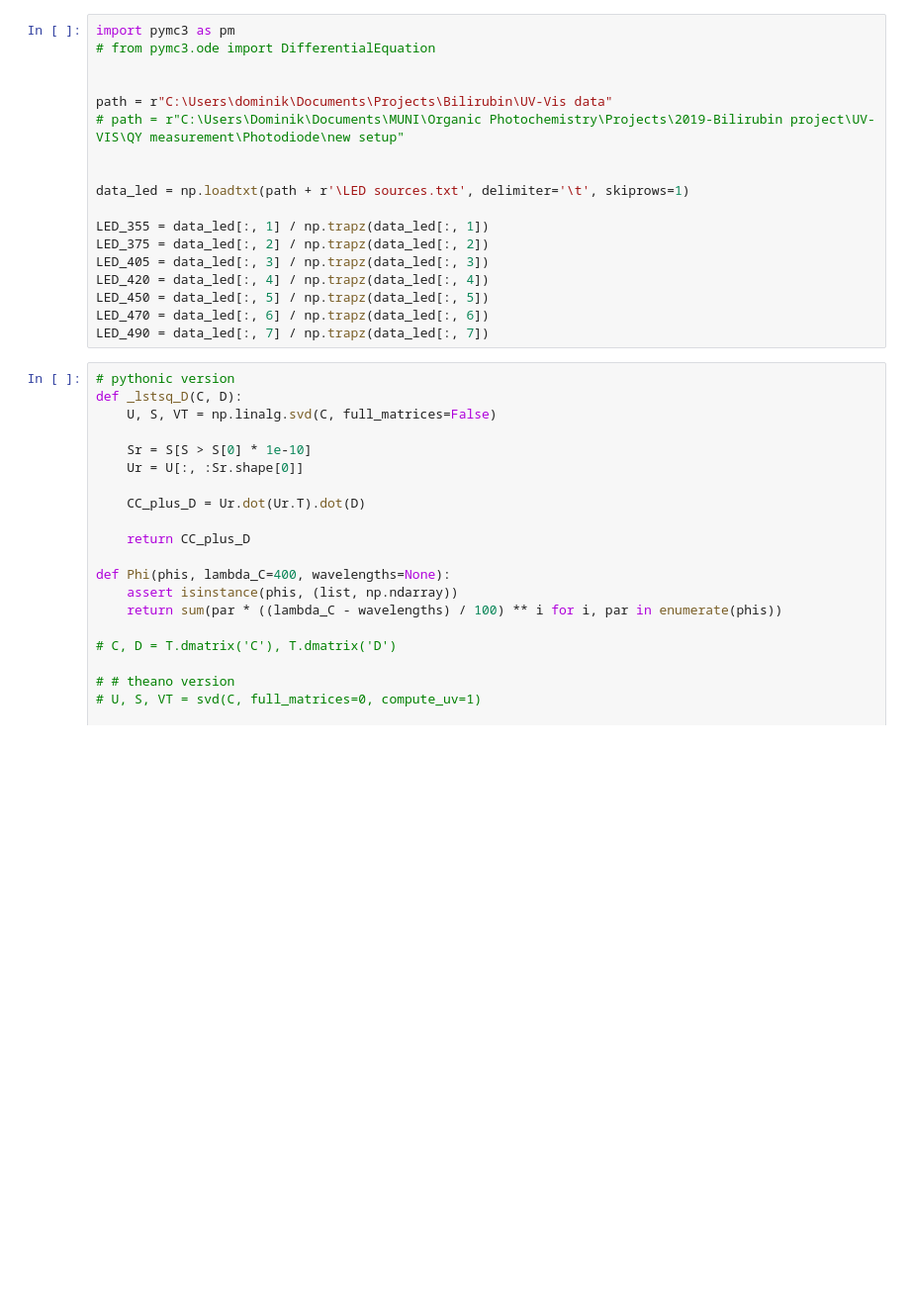
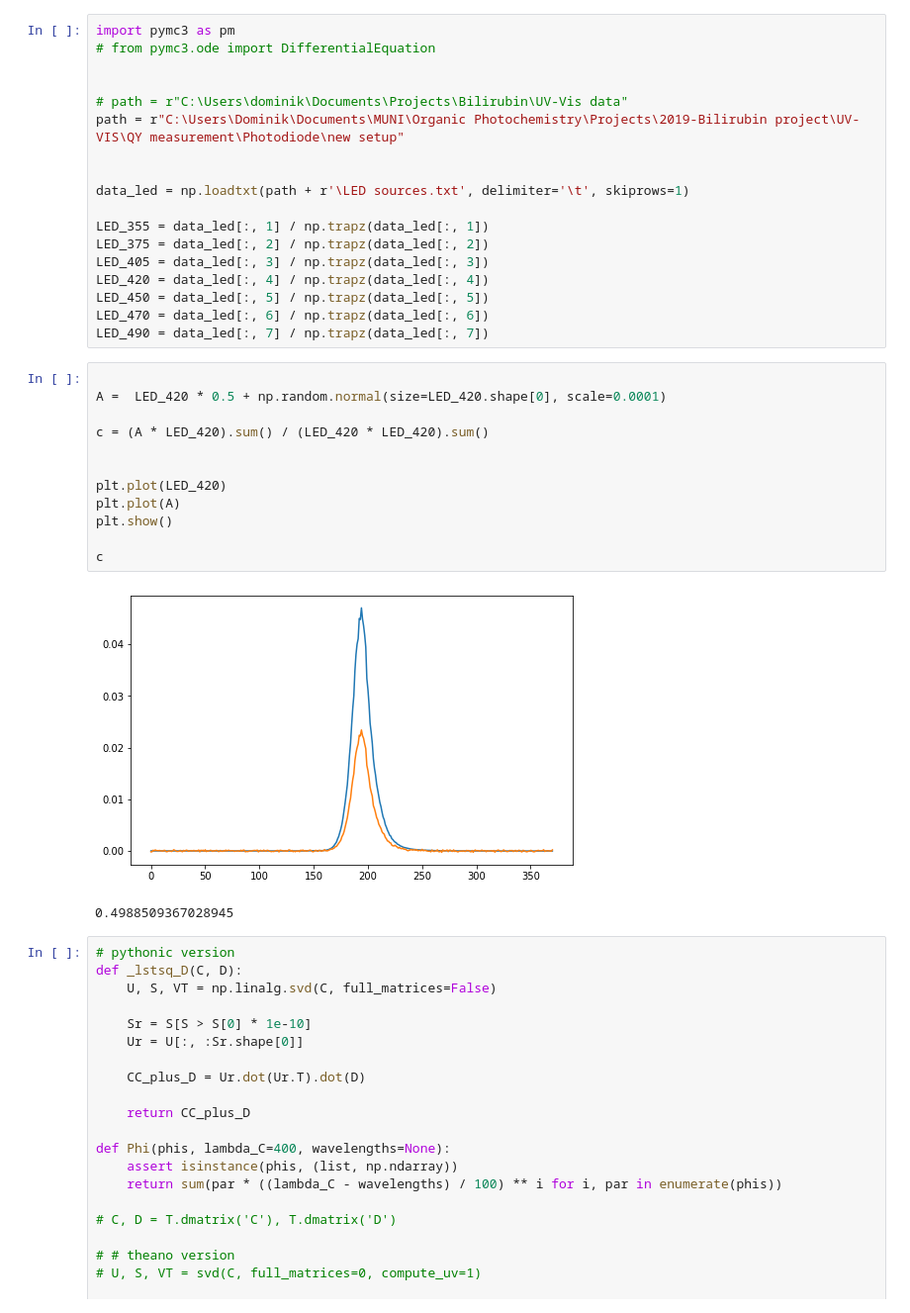
Before and after one commit to dmadea/Jupyter-Tutorials, a Jupyter notebook: MCMC/pymc3.ipynb, the cells around one changed output. Shown at 99% size. Cells and saved outputs as stored; diff of their text form; blank space fills up the shorter version.

```diff
--- a/MCMC/pymc3.ipynb
+++ b/MCMC/pymc3.ipynb
@@ -47,8 +47,8 @@ import pymc3 as pm
 # from pymc3.ode import DifferentialEquation
 
 
-path = r"C:\Users\dominik\Documents\Projects\Bilirubin\UV-Vis data"
-# path = r"C:\Users\Dominik\Documents\MUNI\Organic Photochemistry\Projects\2019-Bilirubin project\UV-VIS\QY measurement\Photodiode\new setup"
+# path = r"C:\Users\dominik\Documents\Projects\Bilirubin\UV-Vis data"
+path = r"C:\Users\Dominik\Documents\MUNI\Organic Photochemistry\Projects\2019-Bilirubin project\UV-VIS\QY measurement\Photodiode\new setup"
 
 
 data_led = np.loadtxt(path + r'\LED sources.txt', delimiter='\t', skiprows=1)
@@ -60,6 +60,21 @@ LED_420 = data_led[:, 4] / np.trapz(data_led[:, 4])
 LED_450 = data_led[:, 5] / np.trapz(data_led[:, 5])
 LED_470 = data_led[:, 6] / np.trapz(data_led[:, 6])
 LED_490 = data_led[:, 7] / np.trapz(data_led[:, 7])
+# %%
+
+A =  LED_420 * 0.5 + np.random.normal(size=LED_420.shape[0], scale=0.0001)
+
+c = (A * LED_420).sum() / (LED_420 * LED_420).sum()
+
+
+plt.plot(LED_420)
+plt.plot(A)
+plt.show()
+
+c
+# %% [output]
+[figure, added]
+0.4988509367028945
 # %%
 # pythonic version
 def _lstsq_D(C, D):
```
Also changed, not shown: parts of 11 cells of this notebook, 8 other files.
